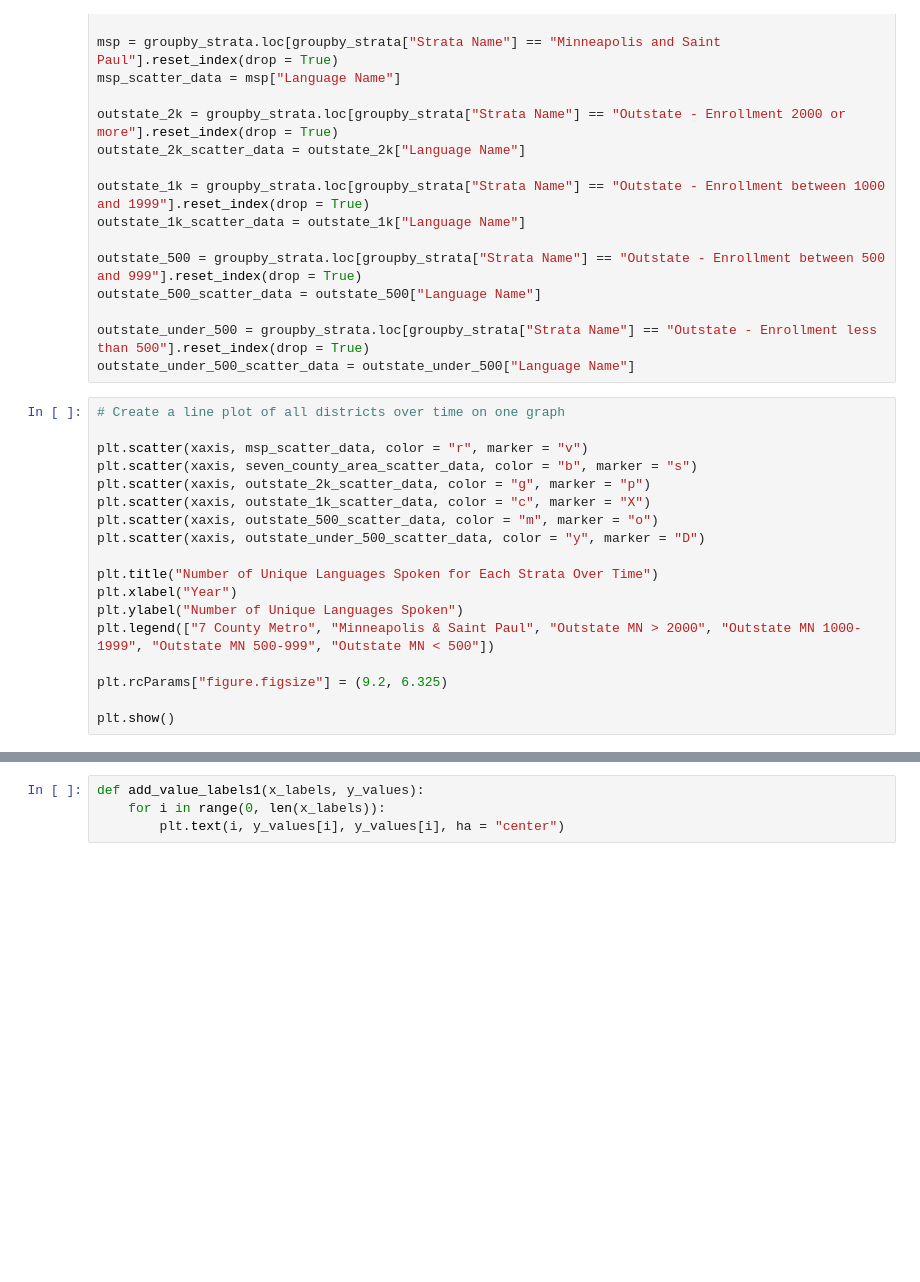
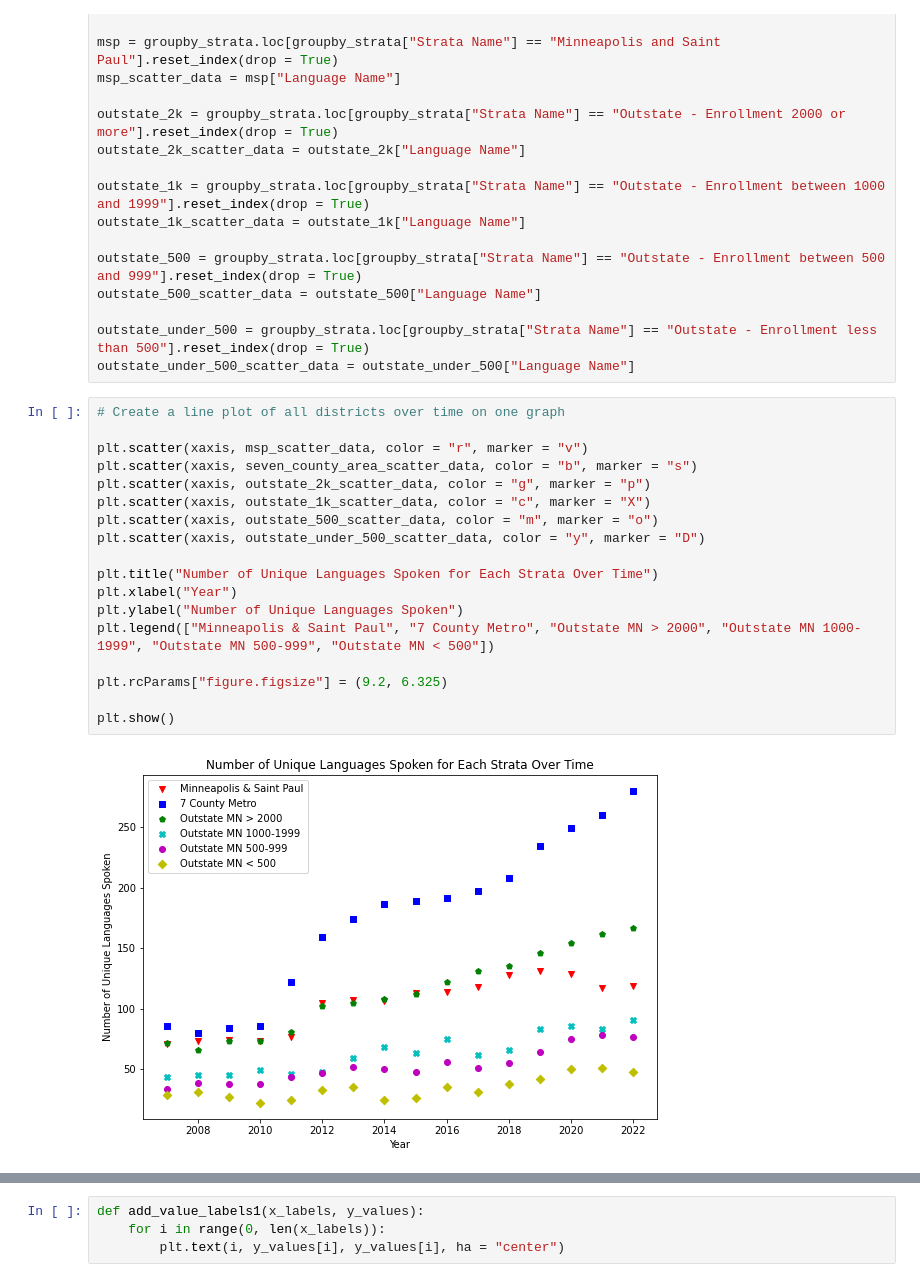
Before and after one commit to NTTGermania/Project-1-Group-7-Analysis-of-languages-in-Minnesota, a Jupyter notebook: Project#1 Final.ipynb, the cells around one changed output, grey strips where cells are left out. Saved outputs shown, nothing was run; the diff lists cells and outputs as text; blank space fills up the shorter version.

```diff
--- a/Project#1 Final.ipynb
+++ b/Project#1 Final.ipynb
@@ -123,18 +238,20 @@ outstate_under_500_scatter_data = outstate_under_500["Language Name"]
 # %%
 # Create a line plot of all districts over time on one graph
 
 plt.scatter(xaxis, msp_scatter_data, color = "r", marker = "v")
 plt.scatter(xaxis, seven_county_area_scatter_data, color = "b", marker = "s")
 plt.scatter(xaxis, outstate_2k_scatter_data, color = "g", marker = "p")
 plt.scatter(xaxis, outstate_1k_scatter_data, color = "c", marker = "X")
 plt.scatter(xaxis, outstate_500_scatter_data, color = "m", marker = "o")
 plt.scatter(xaxis, outstate_under_500_scatter_data, color = "y", marker = "D")
 
 plt.title("Number of Unique Languages Spoken for Each Strata Over Time")
 plt.xlabel("Year")
 plt.ylabel("Number of Unique Languages Spoken")
-plt.legend(["7 County Metro", "Minneapolis & Saint Paul", "Outstate MN > 2000", "Outstate MN 1000-1999", "Outstate MN 500-999", "Outstate MN < 500"])
+plt.legend(["Minneapolis & Saint Paul", "7 County Metro", "Outstate MN > 2000", "Outstate MN 1000-1999", "Outstate MN 500-999", "Outstate MN < 500"])
 
 plt.rcParams["figure.figsize"] = (9.2, 6.325)
 
 plt.show()
+# %% [output]
+[figure, added]
```
Also changed, not shown: parts of 73 cells of this notebook.
